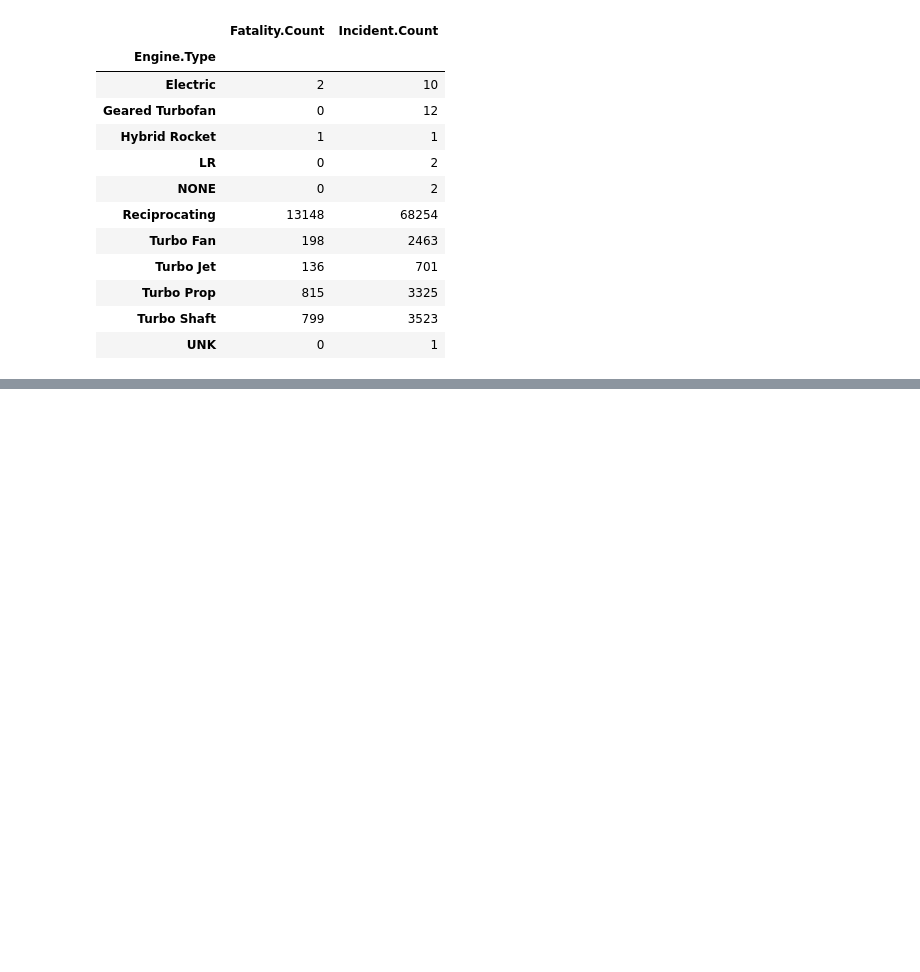
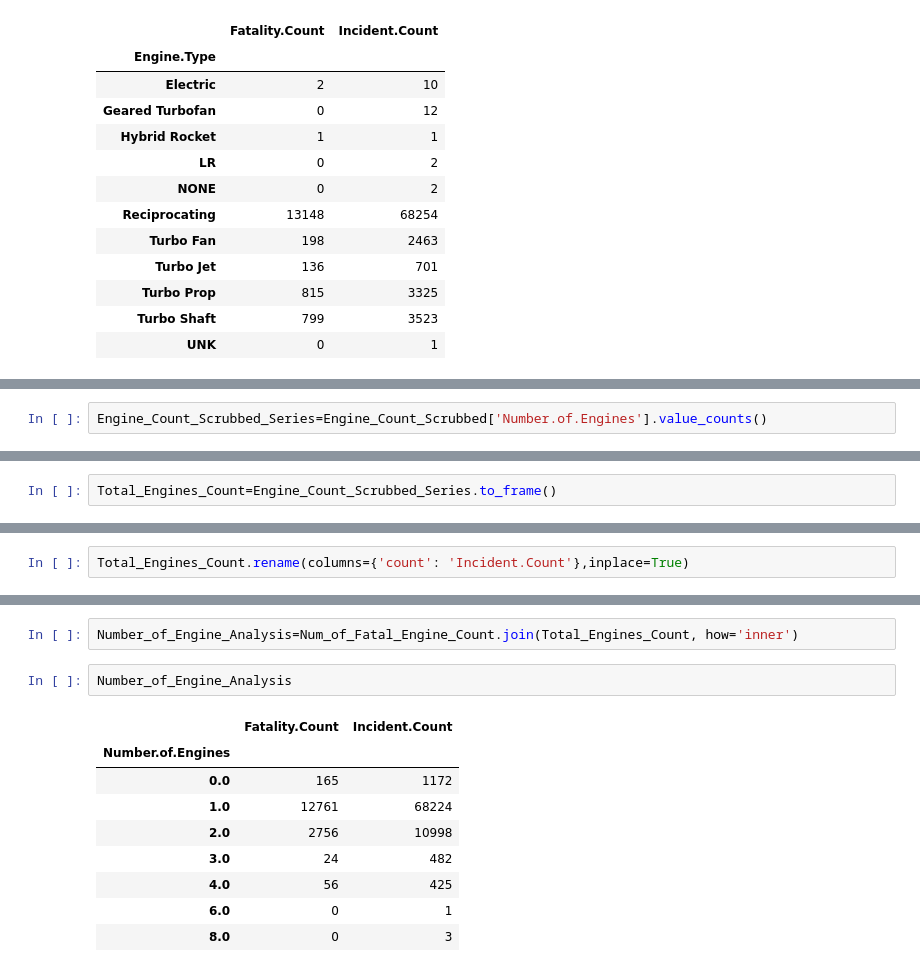
Before and after one commit to AndrewReusche/dsc-phase-1-project-v3, a Jupyter notebook: student.ipynb, the cells around one changed output, grey strips where cells are left out. Saved outputs shown, nothing was run; the diff lists cells and outputs as text; blank space fills up the shorter version.

```diff
--- a/student.ipynb
+++ b/student.ipynb
@@ -988,0 +1100,2 @@ Engine_Fatality_Analysis
+# %%
+Engine_Count_Scrubbed_Series=Engine_Count_Scrubbed['Number.of.Engines'].value_counts()
@@ -988,0 +1114,2 @@ Engine_Fatality_Analysis
+# %%
+Total_Engines_Count=Engine_Count_Scrubbed_Series.to_frame()
@@ -988,0 +1128,2 @@ Engine_Fatality_Analysis
+# %%
+Total_Engines_Count.rename(columns={'count': 'Incident.Count'},inplace=True)
@@ -988,0 +1142,14 @@ Engine_Fatality_Analysis
+# %%
+Number_of_Engine_Analysis=Num_of_Fatal_Engine_Count.join(Total_Engines_Count, how='inner')
+# %%
+Number_of_Engine_Analysis
+# %% [output]
+|  | Fatality.Count | Incident.Count |
+| Number.of.Engines |  |  |
+| 0.0 | 165 | 1172 |
+| 1.0 | 12761 | 68224 |
+| 2.0 | 2756 | 10998 |
+| 3.0 | 24 | 482 |
+| 4.0 | 56 | 425 |
+| 6.0 | 0 | 1 |
+| 8.0 | 0 | 3 |
```
Also changed, not shown: parts of 19 cells of this notebook.
